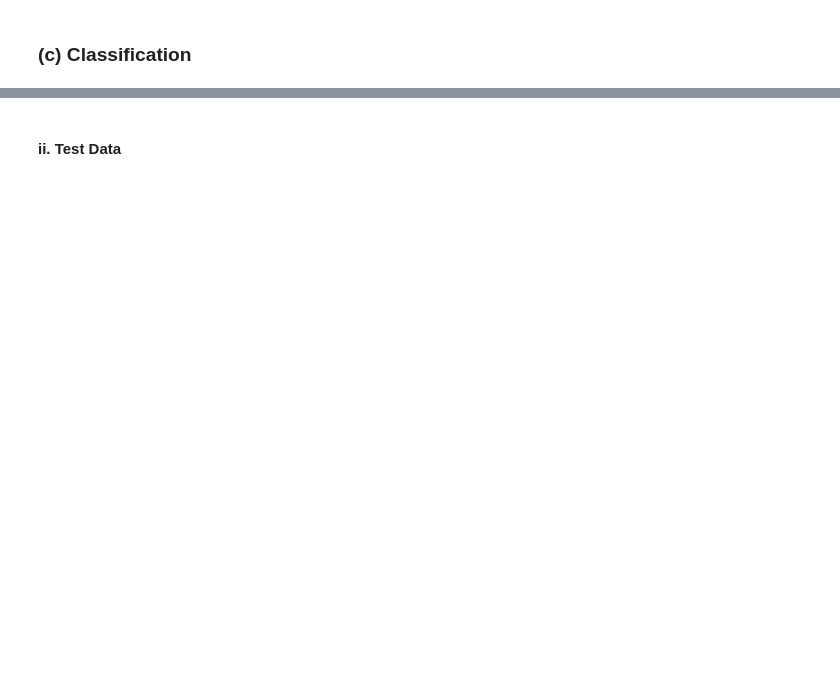
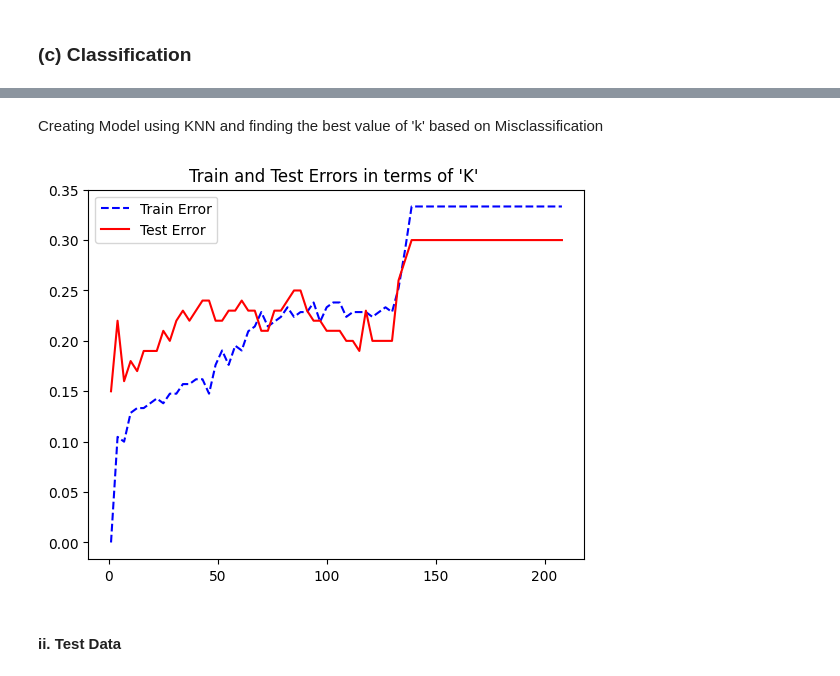
Before and after one commit to dattpatel99/DSCI_552, a Jupyter notebook: notebook/Patel_Datt_HW1.ipynb, the cells around one changed output, grey strips where cells are left out. Drawn from its saved outputs; the diff is of its cells as text; code cells hidden in the pictures; blank space fills up the shorter version.

```diff
--- a/notebook/Patel_Datt_HW1.ipynb
+++ b/notebook/Patel_Datt_HW1.ipynb
@@ -60,2 +67,43 @@ test_d =  pd.concat([data_nor[140:],data_ab[70:]], axis=0)
+# %%
+# Get the required train and test data
+train_X, train_y = train_d[features[:6]],train_d['class'].to_numpy()
+test_X, test_y = test_d[features[:6]],test_d['class'].to_numpy()
+min_train = float('inf')
+# %% [markdown]
+Creating Model using KNN and finding the best value of 'k' based on Misclassification
+# %%
+'''
+KNN Classifier class:
+p = 2 == Euclidean Metric
+p = 1 == Manhattan distance
+n_neighbors = neighbors
+'''
+# Store errors per neighbour
+error_train, error_test = [], []
+
+# Create the list of neighbours required
+k_list = [i for i in range(1, 209, 3)]
+
+for n in k_list:
+    # Fit the model
+    model = KNeighborsClassifier(n_neighbors=n, p = 2)
+    model.fit(train_X, train_y)
+
+    # Get the predictions
+    pred_train = np.array(model.predict(train_X))
+    pred_test = np.array(model.predict(test_X))
+
+    # Calculating and Storing
+    error_train.append(1- accuracy_score(y_pred=pred_train, y_true=train_y))
+    error_test.append(1- accuracy_score(y_pred=pred_test, y_true=test_y))
+min_train = min(min_train, min(error_train))
+
+plt.plot(k_list,error_train,color='blue', linestyle='dashed', label='Train Error')
+plt.plot(k_list,error_test,color='red', label='Test Error')
+plt.legend(loc='best')
+plt.title("Train and Test Errors in terms of 'K' ")
+plt.show()
+# %% [output]
+[figure, added]
 # %% [markdown]
 #### ii. Test Data
```
Also changed, not shown: parts of 17 cells of this notebook, 2 other files.
